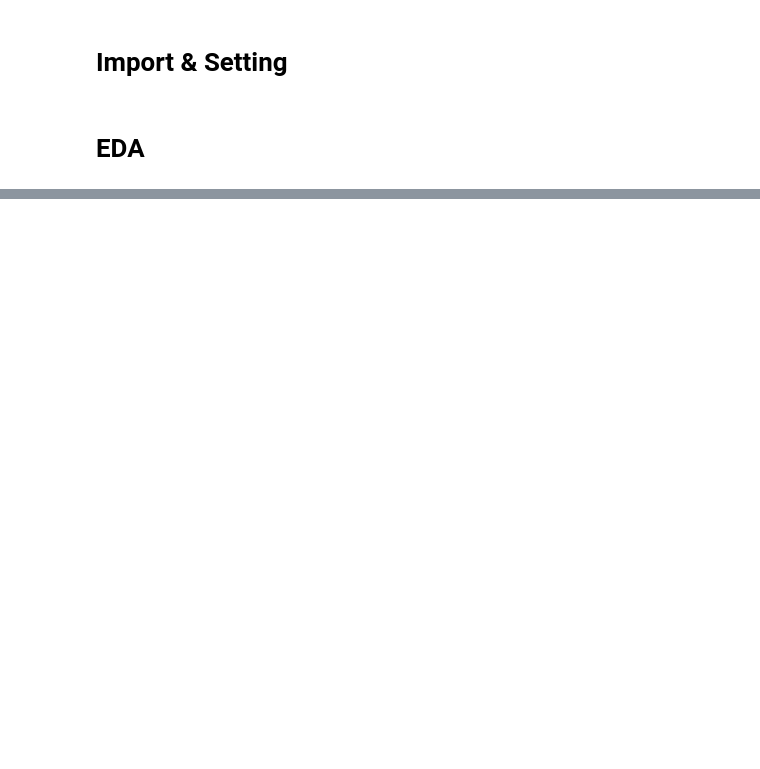
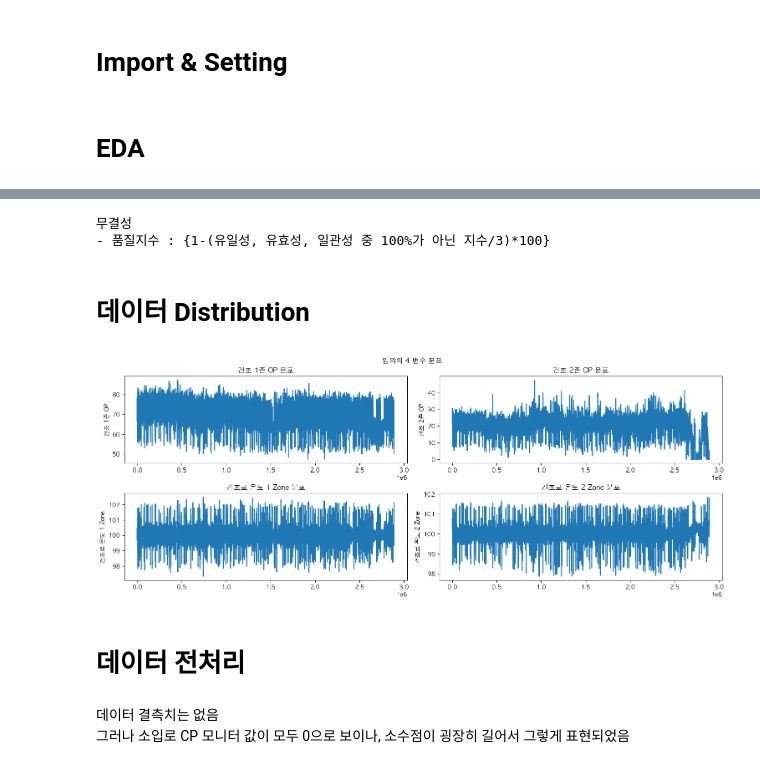
Before and after one commit to LEEINSEO-0118/Heat_Treatment_PdM, a Jupyter notebook: Code/eda.ipynb, the cells around one changed output, grey strips where cells are left out. Saved outputs shown, nothing was run; the diff lists cells and outputs as text; code cells hidden in the pictures; blank space fills up the shorter version.

Commit message:
feat : Eda and Define  outliers
Eda Data and Labeling outlier of each variables, for anomaly labeling

```diff
--- a/Code/eda.ipynb
+++ b/Code/eda.ipynb
@@ -14,5 +14,4 @@ rc('font', family='AppleGothic')
 data_path = '/Users/toad/Documents/ToyProject/Heat_Treatment_PdM/'
 # %%
 data = pd.read_csv(data_path + 'Data/data.csv', encoding='cp949')
-display(data.head())
-print(data.isnull().sum())
+total_data = pd.read_csv(data_path + 'Data/row_total_data.csv', encoding='cp949')
@@ -43,0 +85,3 @@ dtype: int64
+# %%
+total_data = total_data.rename(columns={'Unnamed: 0' : 'Series'})
+print(total_data.columns)
@@ -43,0 +216,24 @@ dtype: int64
+# %%
+print('무결성')
+print('- 품질지수 : {1-(유일성, 유효성, 일관성 중 100%가 아닌 지수/3)*100}')
+# %% [output]
+무결성
+- 품질지수 : {1-(유일성, 유효성, 일관성 중 100%가 아닌 지수/3)*100}
+# %% [markdown]
+# 데이터 Distribution
+# %%
+plt.figure(figsize=(15, 10), constrained_layout=True) # 전체 플롯 크기 설정
+cols = total_data.columns[2:6]
+plt.suptitle('임의의 4 변수 분포')
+for i, feature in enumerate(cols, 1):
+    plt.subplot(len(cols), 2, i)
+    sns.lineplot(data=total_data[feature])
+    plt.title(f'{feature} 분포')
+plt.show()
+# %% [output]
+[figure, added]
+# %% [markdown]
+# 데이터 전처리
+# %% [markdown]
+데이터 결측치는 없음
+그러나 소입로 CP 모니터 값이 모두 0으로 보이나, 소수점이 굉장히 길어서 그렇게 표현되었음
```
Also changed, not shown: parts of 28 cells of this notebook.
